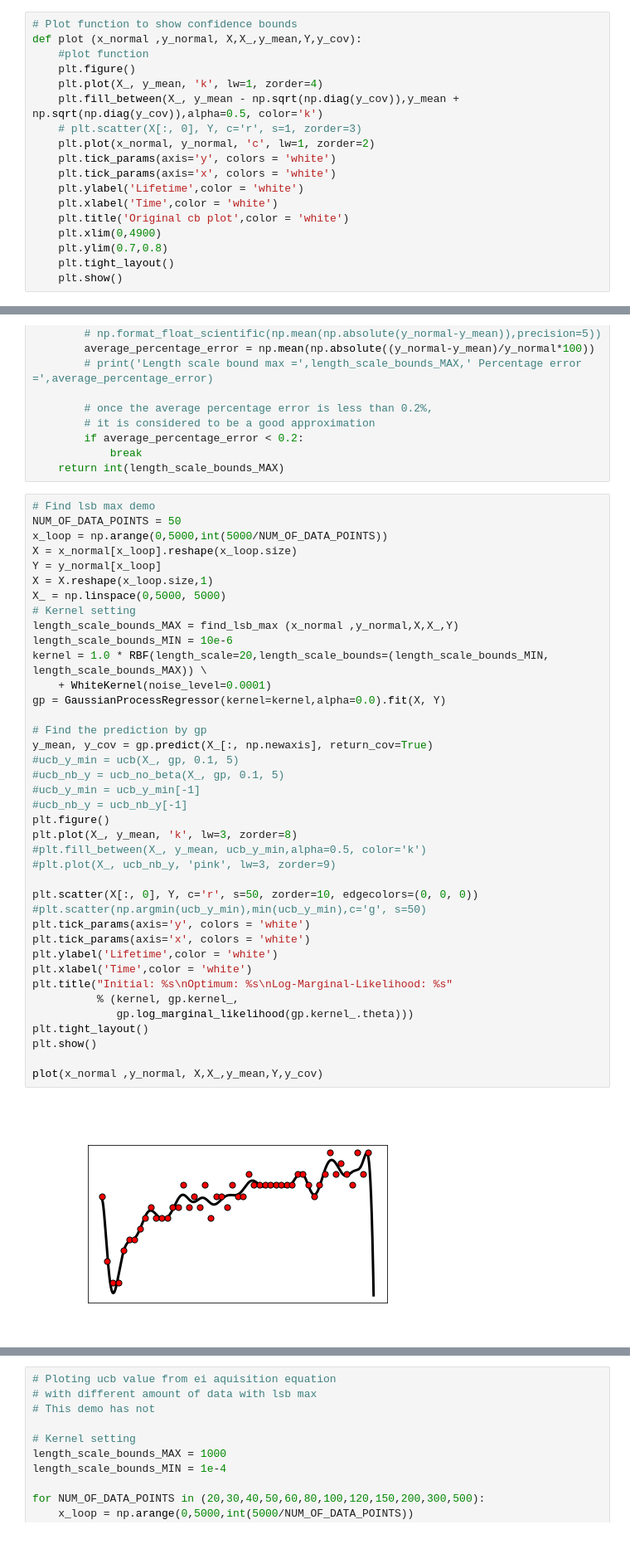
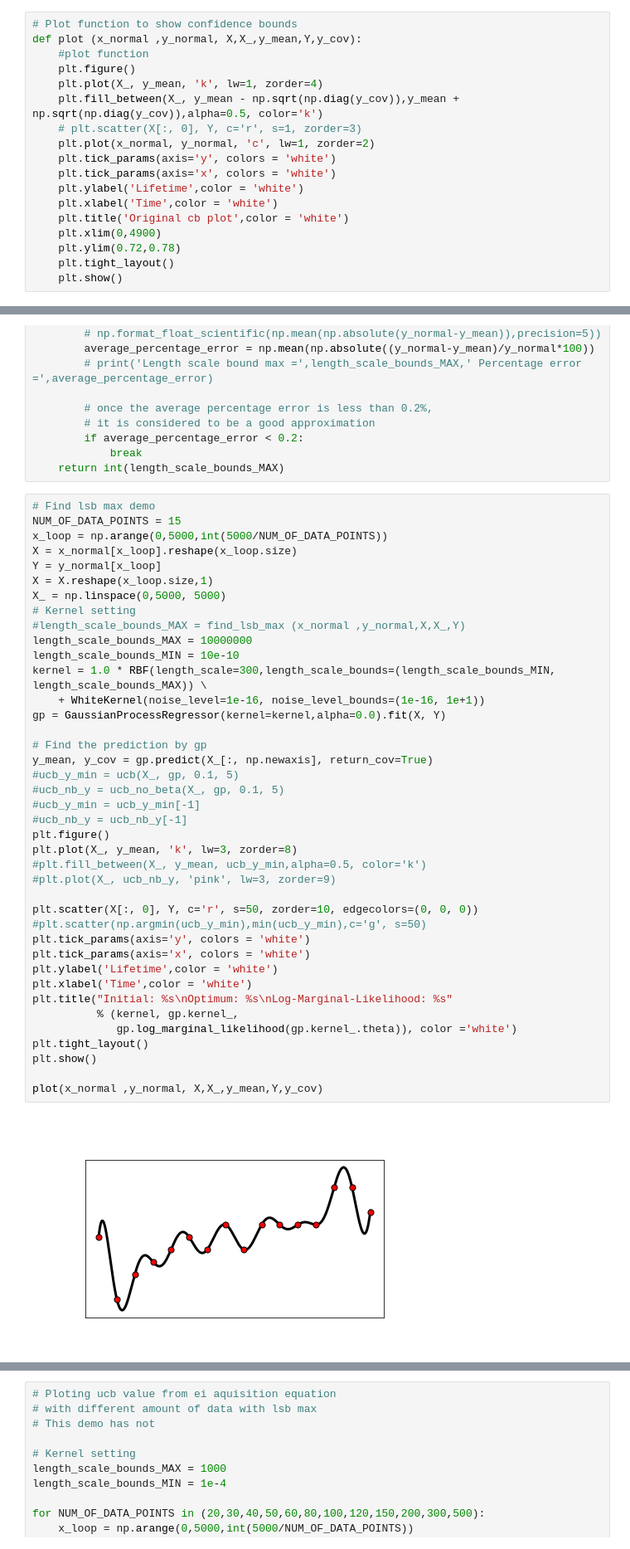
Before and after one commit to michelleliu1027/Bayesian_PV, a Jupyter notebook: BO_demo.ipynb, the cells around one changed output, grey strips where cells are left out. Shown at 83% size. Drawn from its saved outputs; the diff is of its cells as text.

```diff
--- a/BO_demo.ipynb
+++ b/BO_demo.ipynb
@@ -43,7 +43,7 @@ def plot (x_normal ,y_normal, X,X_,y_mean,Y,y_cov):
     plt.xlabel('Time',color = 'white')
     plt.title('Original cb plot',color = 'white')
     plt.xlim(0,4900)
-    plt.ylim(0.7,0.8)
+    plt.ylim(0.72,0.78)
     plt.tight_layout()
     plt.show()
 # %%
@@ -147,42 +147,43 @@ def find_lsb_max (x_normal ,y_normal,X,X_,Y):
     return int(length_scale_bounds_MAX)
 # %%
 # Find lsb max demo
-NUM_OF_DATA_POINTS = 50
+NUM_OF_DATA_POINTS = 15
 x_loop = np.arange(0,5000,int(5000/NUM_OF_DATA_POINTS))
 X = x_normal[x_loop].reshape(x_loop.size)
 Y = y_normal[x_loop]
 X = X.reshape(x_loop.size,1)
 X_ = np.linspace(0,5000, 5000)
 # Kernel setting
-length_scale_bounds_MAX = find_lsb_max (x_normal ,y_normal,X,X_,Y)
-length_scale_bounds_MIN = 10e-6
-kernel = 1.0 * RBF(length_scale=20,length_scale_bounds=(length_scale_bounds_MIN, length_scale_bounds_MAX)) \
-    + WhiteKernel(noise_level=0.0001)
+#length_scale_bounds_MAX = find_lsb_max (x_normal ,y_normal,X,X_,Y)
+length_scale_bounds_MAX = 10000000
+length_scale_bounds_MIN = 10e-10
+kernel = 1.0 * RBF(length_scale=300,length_scale_bounds=(length_scale_bounds_MIN, length_scale_bounds_MAX)) \
+    + WhiteKernel(noise_level=1e-16, noise_level_bounds=(1e-16, 1e+1))
 gp = GaussianProcessRegressor(kernel=kernel,alpha=0.0).fit(X, Y)
 
 # Find the prediction by gp
 y_mean, y_cov = gp.predict(X_[:, np.newaxis], return_cov=True)
 #ucb_y_min = ucb(X_, gp, 0.1, 5)
 #ucb_nb_y = ucb_no_beta(X_, gp, 0.1, 5)
 #ucb_y_min = ucb_y_min[-1]
 #ucb_nb_y = ucb_nb_y[-1]
 plt.figure()
 plt.plot(X_, y_mean, 'k', lw=3, zorder=8)
 #plt.fill_between(X_, y_mean, ucb_y_min,alpha=0.5, color='k')
 #plt.plot(X_, ucb_nb_y, 'pink', lw=3, zorder=9)
 
 plt.scatter(X[:, 0], Y, c='r', s=50, zorder=10, edgecolors=(0, 0, 0))
 #plt.scatter(np.argmin(ucb_y_min),min(ucb_y_min),c='g', s=50)
 plt.tick_params(axis='y', colors = 'white')
 plt.tick_params(axis='x', colors = 'white')
 plt.ylabel('Lifetime',color = 'white')
 plt.xlabel('Time',color = 'white')
 plt.title("Initial: %s\nOptimum: %s\nLog-Marginal-Likelihood: %s"
           % (kernel, gp.kernel_,
-             gp.log_marginal_likelihood(gp.kernel_.theta)))
+             gp.log_marginal_likelihood(gp.kernel_.theta)), color ='white')
 plt.tight_layout()
 plt.show()
 
 plot(x_normal ,y_normal, X,X_,y_mean,Y,y_cov)
 # %% [output]
-[figure, old version]
+[figure, new version]
```
Also changed, not shown: parts of 1 cell of this notebook.
